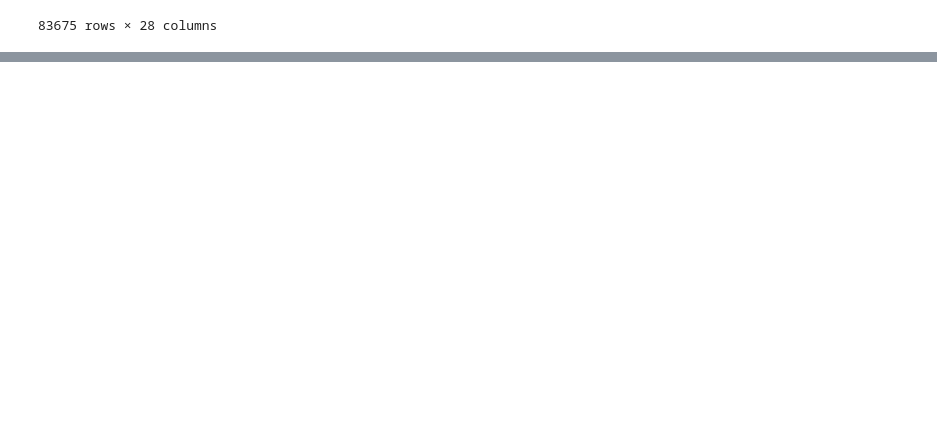
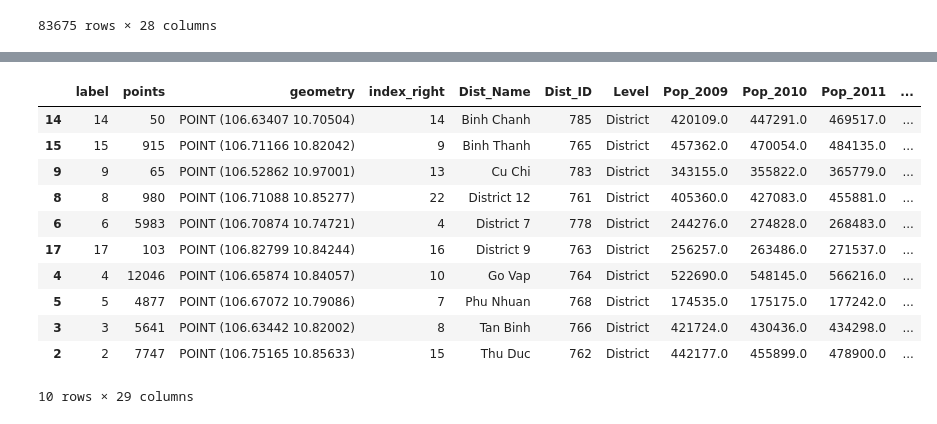
Before and after one commit to laichithien/CS116-LapTrinhPythonChoMayHoc, a Jupyter notebook: Assignments/LaiChiThien_20520309_04.ipynb, the cells around one changed output, grey strips where cells are left out. Saved outputs shown, nothing was run; the diff lists cells and outputs as text; code cells hidden in the pictures; blank space fills up the shorter version.

```diff
--- a/Assignments/LaiChiThien_20520309_04.ipynb
+++ b/Assignments/LaiChiThien_20520309_04.ipynb
@@ -99,0 +141,3 @@ HCM_PDL_with_click
+# %%
+unique, counts = np.unique(model.labels_, return_counts=True)
+print(unique)
@@ -99,0 +151,2 @@ HCM_PDL_with_click
+# %%
+center = model.cluster_centers_
@@ -99,0 +176,8 @@ HCM_PDL_with_click
+# %%
+center_dict = {'label': [], 'points': [], 'geometry': []}
+for i in range(20):
+    center_dict['label'].append(i)
+    center_dict['geometry'].append(Point(center[i][0], center[i][1]))
+    center_dict['points'].append(counts[i])
+
+center_geo = gpd.GeoDataFrame(center_dict, crs="EPSG:4326")
@@ -99,0 +204,3 @@ HCM_PDL_with_click
+# %%
+center_with_dist_top5 = sjoin(center_geo, top5)
+center_with_dist = sjoin(center_geo, HCM_Population_District_Level_shapefile)
@@ -99,0 +237,16 @@ HCM_PDL_with_click
+# %%
+best_of_each_dist = center_with_dist.loc[center_with_dist.groupby('Dist_Name').points.agg('idxmax')]
+best_of_each_dist
+# %% [output]
+|  | label | points | geometry | index_right | Dist_Name | Dist_ID | Level | Pop_2009 | Pop_2010 | Pop_2011 | ... |
+| 14 | 14 | 50 | POINT (106.63407 10.70504) | 14 | Binh Chanh | 785 | District | 420109.0 | 447291.0 | 469517.0 | ... |
+| 15 | 15 | 915 | POINT (106.71166 10.82042) | 9 | Binh Thanh | 765 | District | 457362.0 | 470054.0 | 484135.0 | ... |
+| 9 | 9 | 65 | POINT (106.52862 10.97001) | 13 | Cu Chi | 783 | District | 343155.0 | 355822.0 | 365779.0 | ... |
+| 8 | 8 | 980 | POINT (106.71088 10.85277) | 22 | District 12 | 761 | District | 405360.0 | 427083.0 | 455881.0 | ... |
+| 6 | 6 | 5983 | POINT (106.70874 10.74721) | 4 | District 7 | 778 | District | 244276.0 | 274828.0 | 268483.0 | ... |
+| 17 | 17 | 103 | POINT (106.82799 10.84244) | 16 | District 9 | 763 | District | 256257.0 | 263486.0 | 271537.0 | ... |
+| 4 | 4 | 12046 | POINT (106.65874 10.84057) | 10 | Go Vap | 764 | District | 522690.0 | 548145.0 | 566216.0 | ... |
+| 5 | 5 | 4877 | POINT (106.67072 10.79086) | 7 | Phu Nhuan | 768 | District | 174535.0 | 175175.0 | 177242.0 | ... |
+| 3 | 3 | 5641 | POINT (106.63442 10.82002) | 8 | Tan Binh | 766 | District | 421724.0 | 430436.0 | 434298.0 | ... |
+| 2 | 2 | 7747 | POINT (106.75165 10.85633) | 15 | Thu Duc | 762 | District | 442177.0 | 455899.0 | 478900.0 | ... |
+10 rows × 29 columns
```
Also changed, not shown: parts of 25 cells of this notebook.
